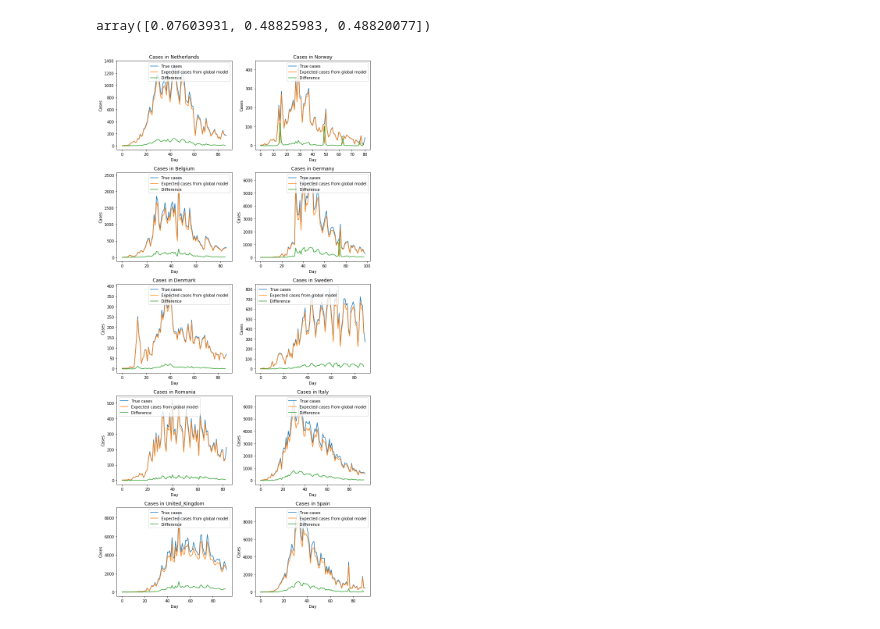
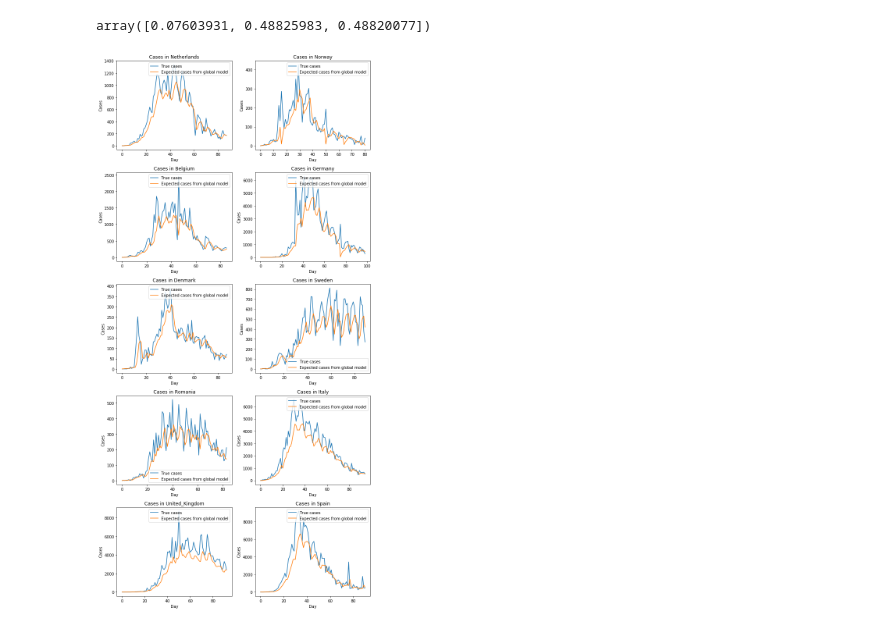
Before and after one commit to mihaighidoveanu/covid19, a Jupyter notebook: basemodelTest.ipynb, the cells around one changed output. Saved outputs shown, nothing was run; the diff lists cells and outputs as text; code cells hidden in the pictures.

Commit message:
corrected global model and added model for weekly lag

```diff
--- a/basemodelTest.ipynb
+++ b/basemodelTest.ipynb
@@ -272,25 +276,29 @@ coefficients = np.median(paramest, axis = 0)
 coefficients
 # %% [output]
 array([0.07603931, 0.48825983, 0.48820077])
+# %%
+for country in dataframes:
+    country.loc[0,'expcasesyestGLOBAL']=0
 # %%
 for country in dataframes:
-    for i in range(1, len(country)):
-        y = coefficients[0] + coefficients[1]*(np.log(1+ country.loc[i]['casesyest'])) + coefficients[2]*(np.log(1+ country.loc[i]['expcasesyest']))
-        country.loc[i,'expcasesyestGLOBAL']=np.exp(y)
-        country.loc[i-1,'expcasestodayGLOBAL']=np.exp(y)
+    for i in range(0, len(country)):
+        y = coefficients[0] + coefficients[1]*(np.log(1+ country.loc[i]['casesyest'])) + coefficients[2]*(np.log(1+ country.loc[i]['expcasesyestGLOBAL']))
+        if (i < len(country)):
+            country.loc[i+1,'expcasesyestGLOBAL']=np.exp(y)
+        country.loc[i,'expcasestodayGLOBAL']=np.exp(y)
 # %%
 fig, axes = plt.subplots(nrows=5, ncols=2, figsize=(10, 20))
 
 for ax, country in zip(axes.ravel(), dataframes):
     ax.plot(country[['cases']].values)
     ax.plot(country[['expcasestodayGLOBAL']].values)
-    ax.plot(country[['cases']].values-country[['expcasestodayGLOBAL']].values)
+#     ax.plot(country[['cases']].values-country[['expcasestodayGLOBAL']].values)
 
     ax.set_title('Cases in '+country.loc[0,['country']].values[0])
     ax.set_xlabel('Day')
     ax.set_ylabel('Cases')
     ax.legend(['True cases', 'Expected cases from global model', 'Difference'])
 
 fig.tight_layout()
 # %% [output]
-[figure, old version]
+[figure, new version]
```
Also changed, not shown: parts of 1 cell of this notebook, 1 other file.
